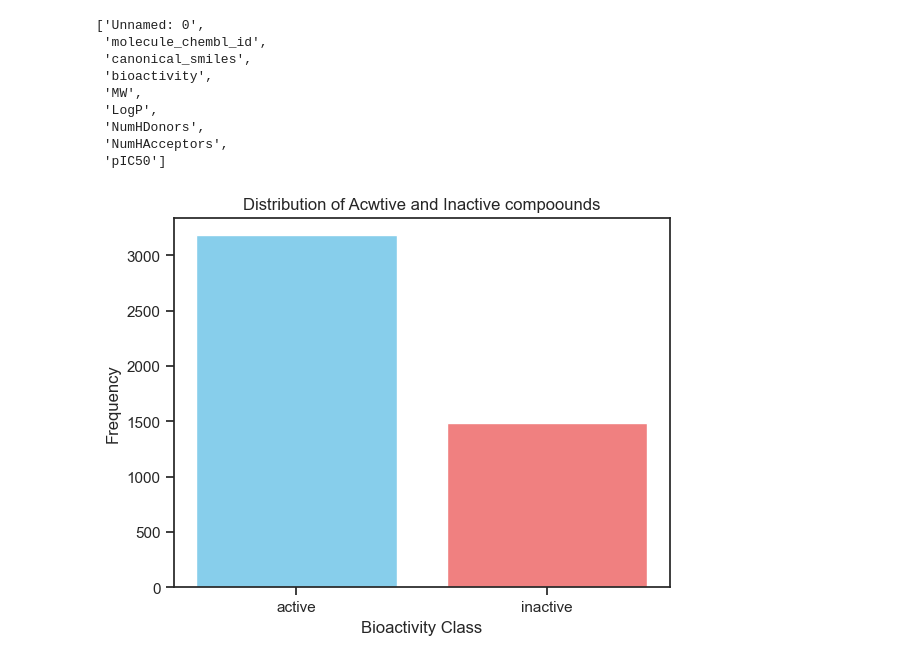
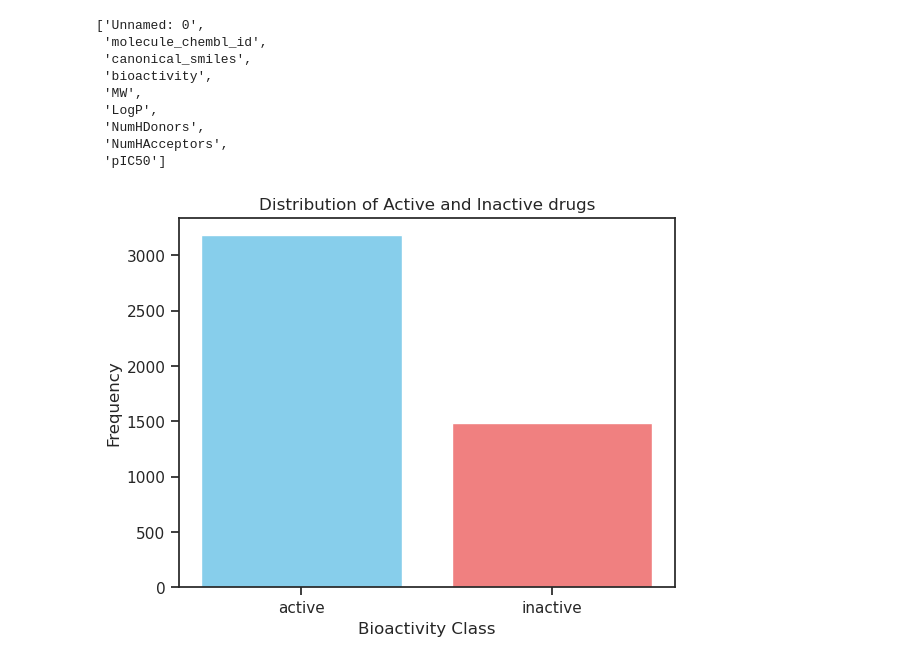
Before and after one commit to Juergen-bio/Drug_discovery, a Jupyter notebook: data_analysis.ipynb, the cells around one changed output. Cells and saved outputs as stored; diff of their text form; code cells hidden in the pictures.

```diff
--- a/data_analysis.ipynb
+++ b/data_analysis.ipynb
@@ -31,24 +35,24 @@ list(df.columns)
  'NumHAcceptors',
  'pIC50']
 # %%
-# 1. Get the frequency of each bioactivity class
+# Get the frequency of each bioactivity class
 
 bioactivity_counts = df['bioactivity'].value_counts()
 
-# 2. Extract the classes (for x-axis) and frequencies (for y-axis)
+# Extract the classes (for x-axis) and frequencies (for y-axis)
 bioactivity_classes = bioactivity_counts.index
 frequencies = bioactivity_counts.values
 
 plt.bar(bioactivity_classes, frequencies, color=['skyblue', 'lightcoral'])
 
 plt.xlabel('Bioactivity Class')
 plt.ylabel('Frequency')
-plt.title('Distribution of Acwtive and Inactive compoounds')
+plt.title('Distribution of Active and Inactive drugs')
 plt.xticks(rotation=0) #keeps the labels horizontal
 
 plt.show()
 # %% [output]
-[figure, old version]
+[figure, new version]
 # %%
 #scatter plot using sns
 
```
Also changed, not shown: parts of 11 cells of this notebook, 3 other files.
